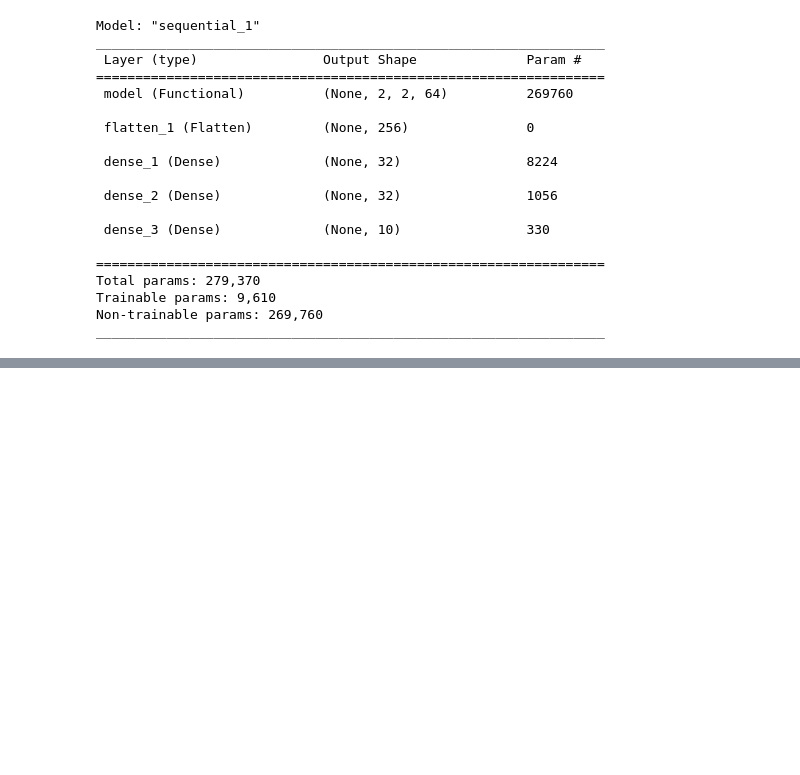
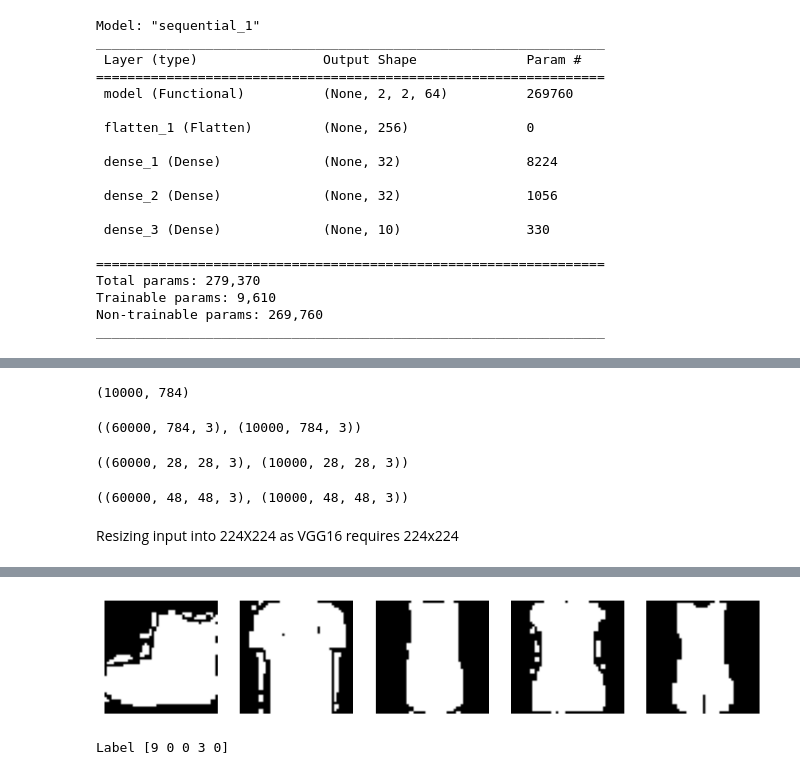
Before and after one commit to 007Saumya/AIML-Coursework-UTAustin, a Jupyter notebook: Project 8 - Transfer Learning Fashion MNIST/Transfer_Learning_Fashion_MNIST.ipynb, the cells around one changed output, grey strips where cells are left out. Drawn from its saved outputs; the diff is of its cells as text; code cells hidden in the pictures; blank space fills up the shorter version.

```diff
--- a/Project 8 - Transfer Learning Fashion MNIST/Transfer_Learning_Fashion_MNIST.ipynb
+++ b/Project 8 - Transfer Learning Fashion MNIST/Transfer_Learning_Fashion_MNIST.ipynb
@@ -473,0 +528,3 @@ plot_history(history, "Training Accuracy Pre-Transfer Learning")
+# %%
+X_train= X_train.reshape((60000, 784))
+X_train
@@ -473,0 +543,44 @@ plot_history(history, "Training Accuracy Pre-Transfer Learning")
+# %%
+X_test= X_test.reshape((10000, 784))
+X_test
+X_test.shape
+# %% [output]
+(10000, 784)
+# %%
+# creating 3 channels. An alternative is to convert them to color channels
+X_train=np.dstack([X_train] * 3)
+X_test=np.dstack([X_test]*3)
+X_train.shape,X_test.shape
+# %% [output]
+((60000, 784, 3), (10000, 784, 3))
+# %%
+# Reshape images as per the tensor format required by tensorflow
+X_train = X_train.reshape(-1, 28,28,3)
+X_test= X_test.reshape (-1,28,28,3)
+X_train.shape,X_test.shape
+# %% [output]
+((60000, 28, 28, 3), (10000, 28, 28, 3))
+# %%
+converting to a 48x48 matrix
+from tensorflow.keras.preprocessing.image import img_to_array, array_to_img
+X_train = np.asarray([img_to_array(array_to_img(im, scale=False).resize((48,48))) for im in X_train])
+X_test = np.asarray([img_to_array(array_to_img(im, scale=False).resize((48,48))) for im in X_test])
+#train_x = preprocess_input(x)
+X_train.shape, X_test.shape
+# %% [output]
+((60000, 48, 48, 3), (10000, 48, 48, 3))
+# %% [markdown]
+Resizing input into 224X224 as VGG16 requires 224x224
+# %%
+#plot the first five figures in the train dataset
+
+plt.figure(figsize=(10,10))
+
+for i in range(5):
+    plt.subplot(1, 5, i+1)
+    plt.imshow(X_train[i])
+    plt.axis('off')
+plt.show()
+
+print('Label %s' % (y_train[0:5]))
+# %% [output]
@@ -473,0 +592,2 @@ plot_history(history, "Training Accuracy Pre-Transfer Learning")
+[figure, added]
+Label [9 0 0 3 0]
```
Also changed, not shown: parts of 34 cells of this notebook, 1 other file.
